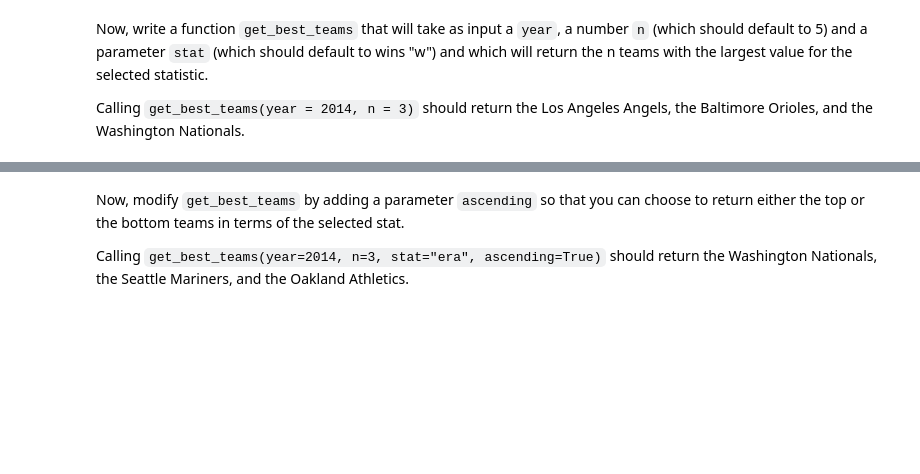
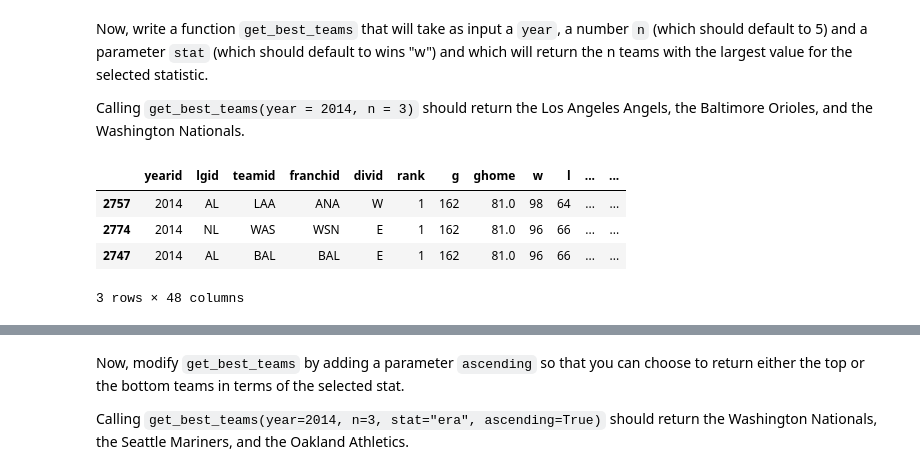
Before and after one commit to NSS-Data-Analytics-Cohort-10/loops-and-functions-JEmmonsJR, a Jupyter notebook: notebooks/Loops_and_Functions_Practice_DA10.ipynb, the cells around one changed output, grey strips where cells are left out. Cells and saved outputs as stored; diff of their text form; code cells hidden in the pictures; blank space fills up the shorter version.

```diff
--- a/notebooks/Loops_and_Functions_Practice_DA10.ipynb
+++ b/notebooks/Loops_and_Functions_Practice_DA10.ipynb
@@ -148,0 +239,8 @@ Calling `get_best_teams(year = 2014, n = 3)` should return the Los Angeles Angel
+# %%
+get_best_teams(year = 2014, n = 3, stat = 'w')
+# %% [output]
+|  | yearid | lgid | teamid | franchid | divid | rank | g | ghome | w | l | ... | ... |
+| 2757 | 2014 | AL | LAA | ANA | W | 1 | 162 | 81.0 | 98 | 64 | ... | ... |
+| 2774 | 2014 | NL | WAS | WSN | E | 1 | 162 | 81.0 | 96 | 66 | ... | ... |
+| 2747 | 2014 | AL | BAL | BAL | E | 1 | 162 | 81.0 | 96 | 66 | ... | ... |
+3 rows × 48 columns
```
Also changed, not shown: parts of 23 cells of this notebook.
